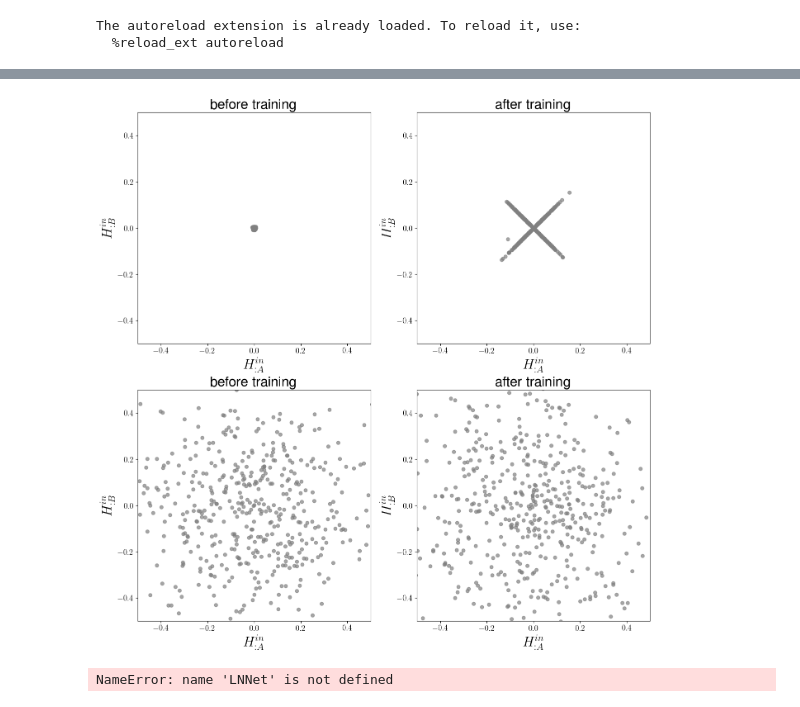
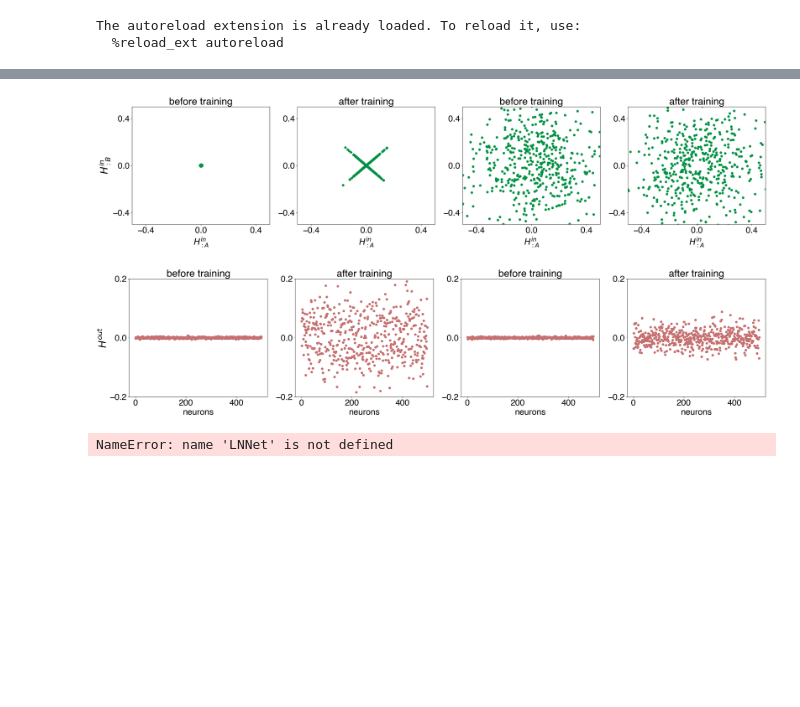
Before and after one commit to vandermeerlab/replay_task_rep, a Jupyter notebook: simulations/Fig2_task_rep.ipynb, the cells around one changed output, grey strips where cells are left out. Cells and saved outputs as stored; diff of their text form; code cells hidden in the pictures; blank space fills up the shorter version.

```diff
--- a/simulations/Fig2_task_rep.ipynb
+++ b/simulations/Fig2_task_rep.ipynb
@@ -3,8 +3,11 @@
 %autoreload 2
 
 import numpy as np
+import torch
+
 import matplotlib.pyplot as plt
-matplotlib.rcParams.update({'font.size': 14, 'text.usetex': True, 'font.family': 'Helvetica'})
+import matplotlib
+matplotlib.rcParams.update({'font.size': 24, 'font.family': 'Helvetica', 'text.usetex': False})
 %matplotlib inline
 
 from utils.models import MLP
@@ -80,33 +89,62 @@ plot_var(w2_rel_changes, w1_inits, y_label="Norm changes", title="Relative chang
 # %%
-rich_lazy_init_models = [MLP(dim_input, dim_hidden, dim_output, w1_init, w2_init) for w1_init in w1_inits]
-rich_lazy_trained_models = [models[0], models[-1]]
-
-model_titles = ['before training', 'after training']
-
-fig, axes = plt.subplots(2, 2)
-fig.set_size_inches(16, 16)
+fig, axes = plt.subplots(1, 4)
+fig.set_size_inches(32, 6)
 
 for w_i, weight in enumerate(w1_inits):
     init_model = rich_lazy_init_models[w_i]
     trained_model = rich_lazy_trained_models[w_i]
 
     for m_i, model in enumerate([init_model, trained_model]):
-        axis = axes[w_i, m_i]
+        fig_i = w_i*2 + m_i
+        axis = axes[fig_i]
 
         for p_i, (name, param) in enumerate(model.named_parameters()):
-            in_hid = param.detach().numpy()
-            axis.scatter(in_hid[:, 0], in_hid[:, 1], color='grey', alpha=0.7)
+            if name == 'in_hid.weight':
+                in_hid = param.detach().numpy()
+                axis.scatter(in_hid[:, 0], in_hid[:, 1], color=(0/255, 146/255, 69/255))
 
-            axis.set_xlabel(r"$H^{in}_{:A}$", fontsize=24)
-            axis.set_ylabel(r"$H^{in}_{:B}$", fontsize=24)
-            axis.set_xlim(-0.5, 0.5)
-            axis.set_ylim(-0.5, 0.5)
+                axis.set_xlabel(r"$H^{in}_{:A}$", fontsize=24)
+                if fig_i == 0:
+                    axis.set_ylabel(r"$H^{in}_{:B}$", fontsize=28)
+                axis.set_xlim(-0.5, 0.5)
+                axis.set_ylim(-0.5, 0.5)
+                axis.set_xticks([-0.4, 0, 0.4])
+                axis.set_yticks([-0.4, 0, 0.4])
 
-            axis.set_title(f'{model_titles[m_i]}', fontsize=24)
+                axis.set_title(f'{model_titles[m_i]}', fontsize=28)
 
-plt.savefig("rich_lazy_learning_init_trained.svg")
+# plt.savefig("rich_lazy_learning_hidden_in.svg")
 # %% [output]
-[figure, old version]
+[figure, new version]
+# %%
+fig, axes = plt.subplots(1, 4)
+fig.set_size_inches(32, 6)
+
+for w_i, weight in enumerate(w1_inits):
+    init_model = rich_lazy_init_models[w_i]
+    trained_model = rich_lazy_trained_models[w_i]
+
+    for m_i, model in enumerate([init_model, trained_model]):
+        fig_i = w_i*2 + m_i
+        axis = axes[fig_i]
+
+        for p_i, (name, param) in enumerate(model.named_parameters()):
+            if name == 'hid_out.weight':
+                hid_out = param.detach().numpy()
+
+                axis.scatter(np.arange(hid_out.shape[1]), hid_out[0], color=(198/255, 113/255, 113/255))
+
+                axis.set_xlabel('neurons', fontsize=24)
+                if fig_i == 0:
+                    axis.set_ylabel(r"$H^{out}$", fontsize=28)
+                axis.set_ylim(-0.2, 0.2)
+                axis.set_yticks([-0.2, 0, 0.2])
+
+                axis.set_title(f'{model_titles[m_i]}', fontsize=28)
+
+# plt.savefig("rich_lazy_learning_hidden_out.svg")
+# %% [output]
+[figure, added]
 # %%
 import glob, os
 for f in glob.glob("task_rep_*.png"):
```
Also changed, not shown: parts of 5 cells of this notebook, 3 other files.
